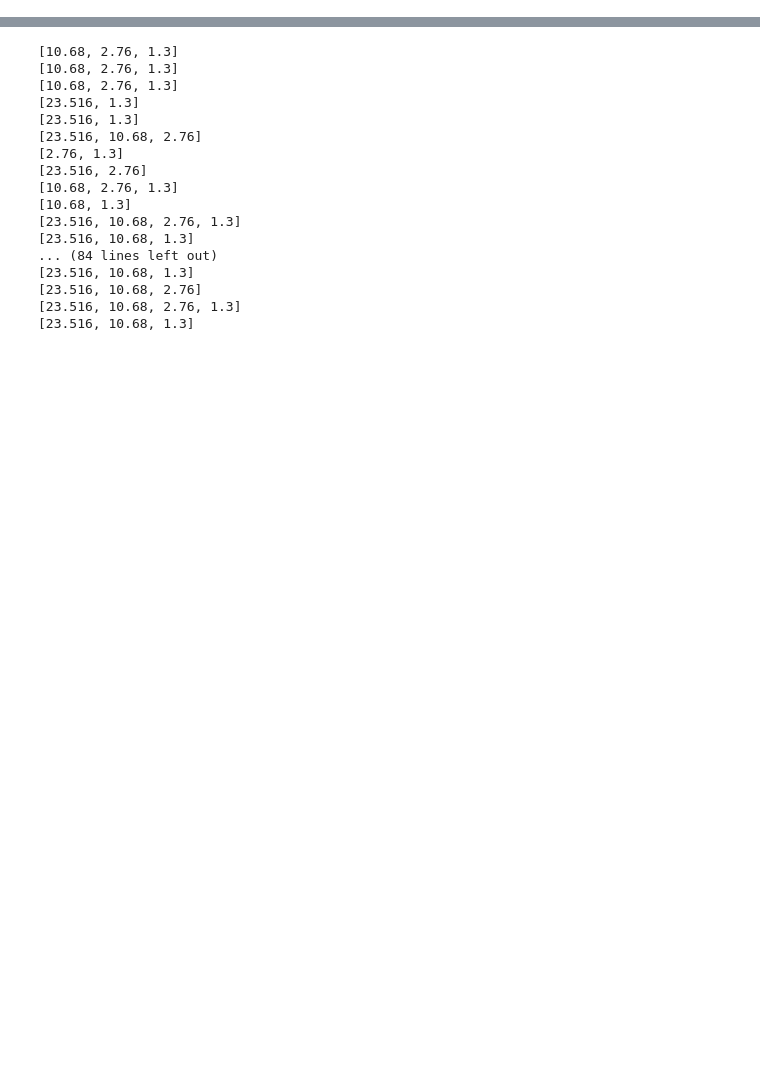
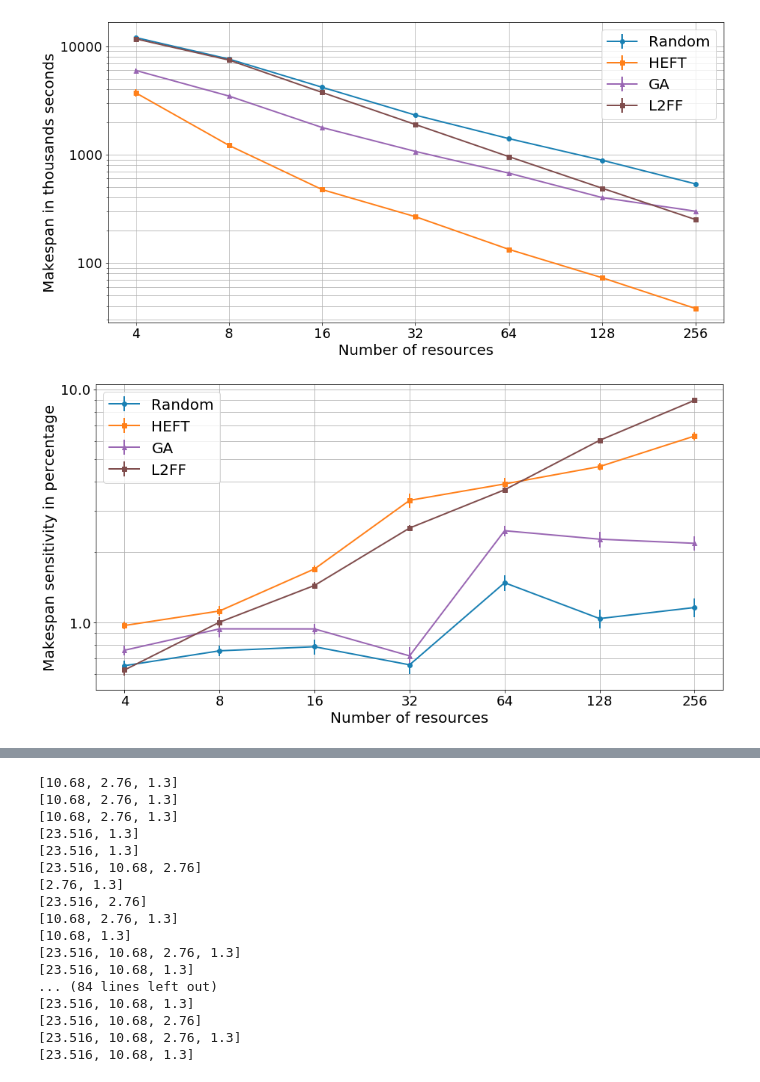
Before and after one commit to radical-experiments/campaign_manager, a Jupyter notebook: Notebooks/HeterogeneousResFix.ipynb, the cells around one changed output, grey strips where cells are left out. Saved outputs shown, nothing was run; the diff lists cells and outputs as text; code cells hidden in the pictures; blank space fills up the shorter version.

```diff
--- a/Notebooks/HeterogeneousResFix.ipynb
+++ b/Notebooks/HeterogeneousResFix.ipynb
@@ -46,3 +155,45 @@ warnings.filterwarnings('ignore')
+# %%
+fig,axis = plt.subplots(nrows=1,ncols=1,figsize=(15,7.5))
+_ = axis.errorbar(DynHeteroResources_StHomoCampaignsRAND_means.index, DynHeteroResources_StHomoCampaignsRAND_means['makespan'].values, DynHeteroResources_StHomoCampaignsRAND_stds['makespan'].values / 10, color=tableau20(0),marker='o',label='Random',linewidth=2)
+_ = axis.errorbar(DynHeteroResources_StHomoCampaignsHEFT_means.index, DynHeteroResources_StHomoCampaignsHEFT_means['makespan'].values, DynHeteroResources_StHomoCampaignsHEFT_stds['makespan'].values / 10, marker='s',label='HEFT', color=tableau20(2),linewidth=2)
+_ = axis.errorbar(DynHeteroResources_StHomoCampaignsGA50_means.index, DynHeteroResources_StHomoCampaignsGA50_means['makespan'].values, DynHeteroResources_StHomoCampaignsGA50_stds['makespan'].values / 10, color=tableau20(8),marker='^',label='GA',linewidth=2)
+_ = axis.errorbar(DynHeteroResources_StHomoCampaignsL2FF_means.index, DynHeteroResources_StHomoCampaignsL2FF_means['makespan'].values, DynHeteroResources_StHomoCampaignsL2FF_stds['makespan'].values / 10, marker='s',label='L2FF', color=tableau20(10),linewidth=2)
+# _ = axis.errorbar([4, 8, 16, 32, 64, 128], ideal, linestyle='--',label='Expected', color=greys(150),linewidth=2)
+# _ = axis.fill_between(workflows_sizes, min_vals, max_vals, color=greens(250), alpha=0.2, label='RANDOM Max-Min')
+_ = axis.set_yscale('log')
+_ = axis.set_xscale('symlog',basex=2)
+_ = axis.set_ylabel('Makespan in thousands seconds',fontsize=20)
+_ = axis.set_xlabel('Number of resources',fontsize=20)
+_ = axis.set_xticklabels(axis.get_xticks().astype('int').tolist(),fontsize=18)
+_ = axis.set_yticklabels((axis.get_yticks()/1000).astype('int').tolist(),fontsize=18)
+_ = axis.grid('on', which='both')
+#_ = axis.set_title('As a function of the number of resources', fontsize=22)
+_ = axis.legend(fontsize=20)
+#_ = fig.savefig('../Figures/StHomoResources_StHomoCampaigns.pdf',bbox_inches='tight')
+#fig.savefig('StHomoResources_StHomoCampaigns.pdf',bbox_inches='tight')
+
+fig,axis = plt.subplots(nrows=1,ncols=1,figsize=(15,7.5))
+_ = axis.errorbar(DynHeteroResources_StHomoCampaignsRAND_means.index, DynHeteroResources_StHomoCampaignsRAND_means['mpn_snt_norm'].values, DynHeteroResources_StHomoCampaignsRAND_stds['mpn_snt_norm'].values / 10, color=tableau20(0),marker='o',label='Random',linewidth=2)
+_ = axis.errorbar(DynHeteroResources_StHomoCampaignsHEFT_means.index, DynHeteroResources_StHomoCampaignsHEFT_means['mpn_snt_norm'].values, DynHeteroResources_StHomoCampaignsHEFT_stds['mpn_snt_norm'].values / 10, marker='s',label='HEFT', color=tableau20(2),linewidth=2)
+_ = axis.errorbar(DynHeteroResources_StHomoCampaignsGA50_means.index, DynHeteroResources_StHomoCampaignsGA50_means['mpn_snt_norm'].values, DynHeteroResources_StHomoCampaignsGA50_stds['mpn_snt_norm'].values / 10, color=tableau20(8),marker='^',label='GA',linewidth=2)
+_ = axis.errorbar(DynHeteroResources_StHomoCampaignsL2FF_means.index, DynHeteroResources_StHomoCampaignsL2FF_means['mpn_snt_norm'].values, DynHeteroResources_StHomoCampaignsL2FF_stds['mpn_snt_norm'].values / 10, marker='s',label='L2FF', color=tableau20(10),linewidth=2)
+# _ = axis.errorbar([4, 8, 16, 32, 64, 128], ideal, linestyle='--',label='Expected', color=greys(150),linewidth=2)
+# _ = axis.fill_between(workflows_sizes, min_vals, max_vals, color=greens(250), alpha=0.2, label='RANDOM Max-Min')
+_ = axis.set_yscale('log')
+_ = axis.set_xscale('symlog',basex=2)
+_ = axis.set_yticks([0.01,0.1])
+_ = axis.set_ylabel('Makespan sensitivity in percentage',fontsize=20)
+_ = axis.set_xlabel('Number of resources',fontsize=20)
+_ = axis.set_xticklabels(axis.get_xticks().astype('int').tolist(),fontsize=18)
+_ = axis.set_yticklabels(axis.get_yticks() * 100,fontsize=18)
+_ = axis.grid('on', which='both')
+#_ = axis.set_title('As a function of the number of resources', fontsize=22)
+_ = axis.legend(fontsize=20)
+#_ = fig.savefig('../Figures/StHomoResources_StHomoCampaigns.pdf',bbox_inches='tight')
+#fig.savefig('StHomoResources_StHomoCampaigns.pdf',bbox_inches='tight')
+# %% [output]
+[figure, added]
+[figure, added]
 # %%
 StHeteroCampaigns_4DynHeteroResourcesHEFT = pd.read_csv('../Data/heft/StHeteroCampaigns_4DynHeteroResourcesHEFT_new.csv')
 StHeteroCampaigns_4DynHeteroResourcesL2FF = pd.read_csv('../Data/l2ff//StHeteroCampaigns_4DynHeteroResourcesL2FF_new.csv')
```
Also changed, not shown: parts of 14 cells of this notebook.
